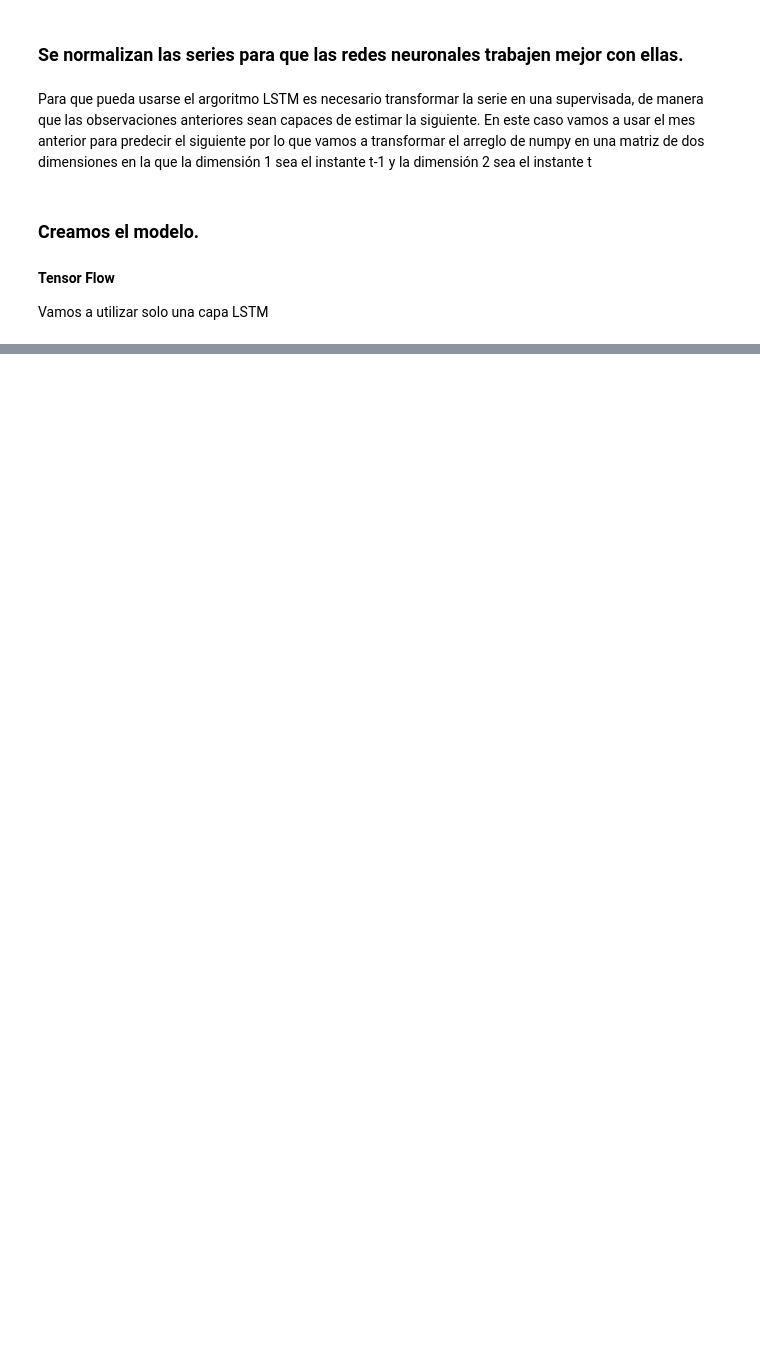
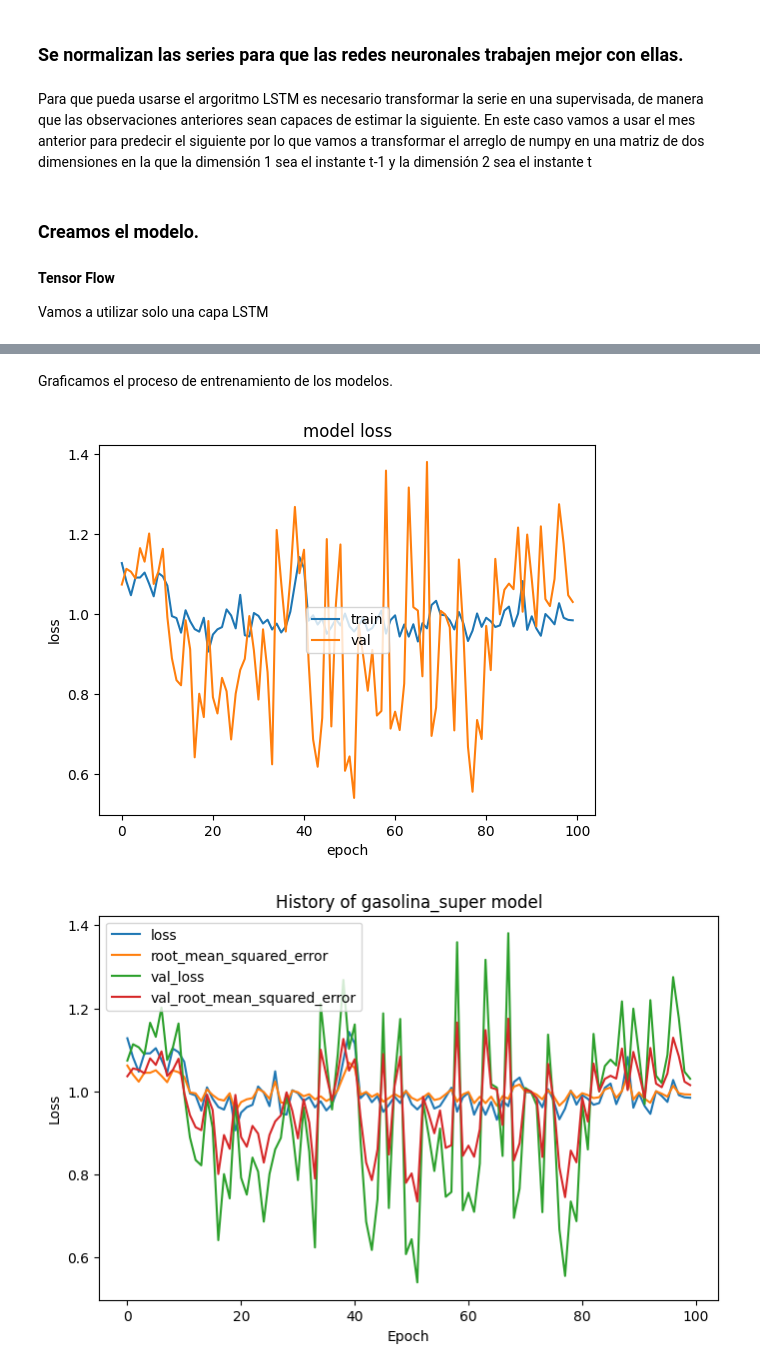
Before and after one commit to Danval-003/lstm-deep-learning, a Jupyter notebook: lstm-deep-learning.ipynb, the cells around one changed output, grey strips where cells are left out. Saved outputs shown, nothing was run; the diff lists cells and outputs as text; code cells hidden in the pictures; blank space fills up the shorter version.

```diff
--- a/lstm-deep-learning.ipynb
+++ b/lstm-deep-learning.ipynb
@@ -347,0 +700,17 @@ gas_lp trained
+# %%
+history_importacion = {}
+# Train models with 50 epochs
+for key, model in importacion_models.items():
+    x_train, y_train = data_importacion[key]['train']
+    x_val, y_val = data_importacion[key]['validation']
+    x_train = x_train.reshape(x_train.shape[0],x_train.shape[1],1)
+    x_val = x_val.reshape(x_val.shape[0],x_val.shape[1],1)
+    history = model.fit(x_train,
+              y_train,
+              epochs=100,
+              validation_data=(x_val, y_val),
+              batch_size=1,
+                verbose=1)
+    history_importacion[key] = history
+
+importacion_first_models = importacion_models.copy()
@@ -347,0 +735,21 @@ gas_lp trained
+# %% [markdown]
+Graficamos el proceso de entrenamiento de los modelos.
+# %%
+# Graph historys of importacion models
+for key, history in history_importacion.items():
+    plt.plot(history.history['loss'])
+    plt.plot(history.history['val_loss'])
+    plt.title('model loss')
+    plt.ylabel('loss')
+    plt.xlabel('epoch')
+    plt.legend(['train', 'val'], loc='center')
+    plt.show()
+    df_history = pd.DataFrame(history.history)
+    df_history.plot(figsize=(8,5))
+    plt.title(f'History of {key} model')
+    plt.xlabel('Epoch')
+    plt.ylabel('Loss')
+    plt.show()
+# %% [output]
+[figure, added]
+[figure, added]
```
Also changed, not shown: parts of 47 cells of this notebook, 12 other files.
